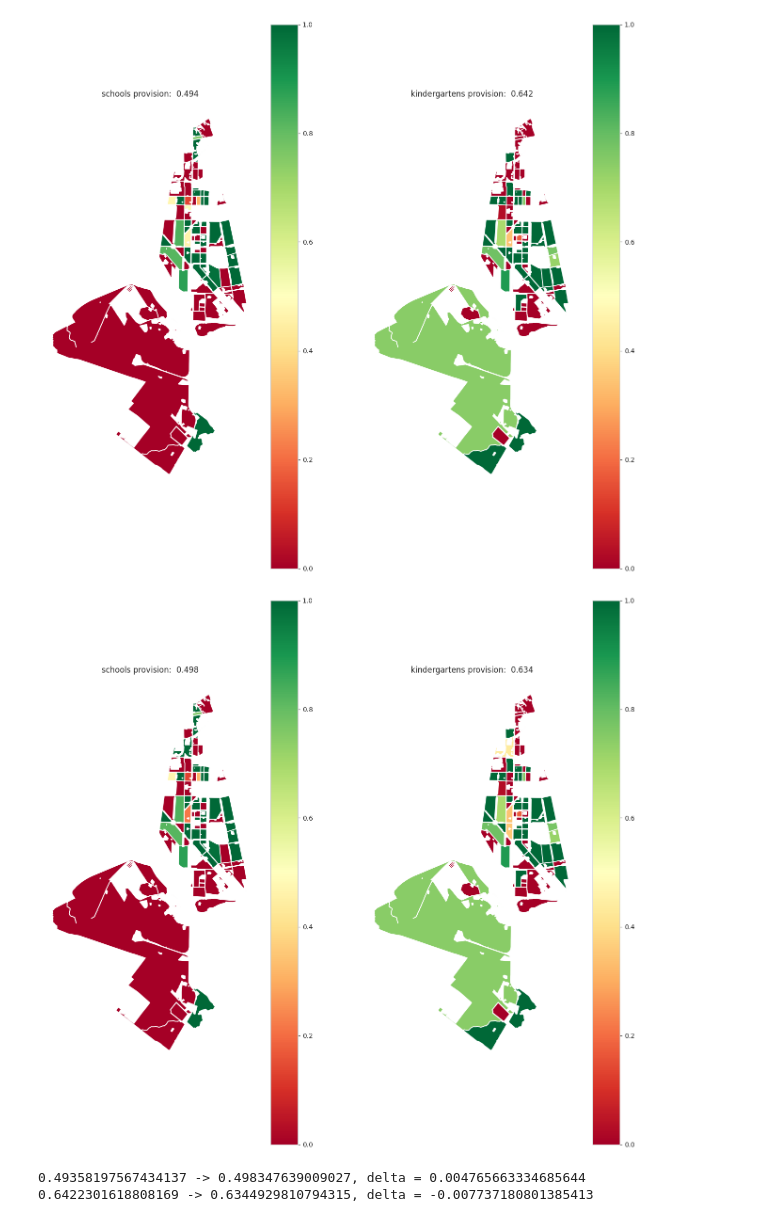
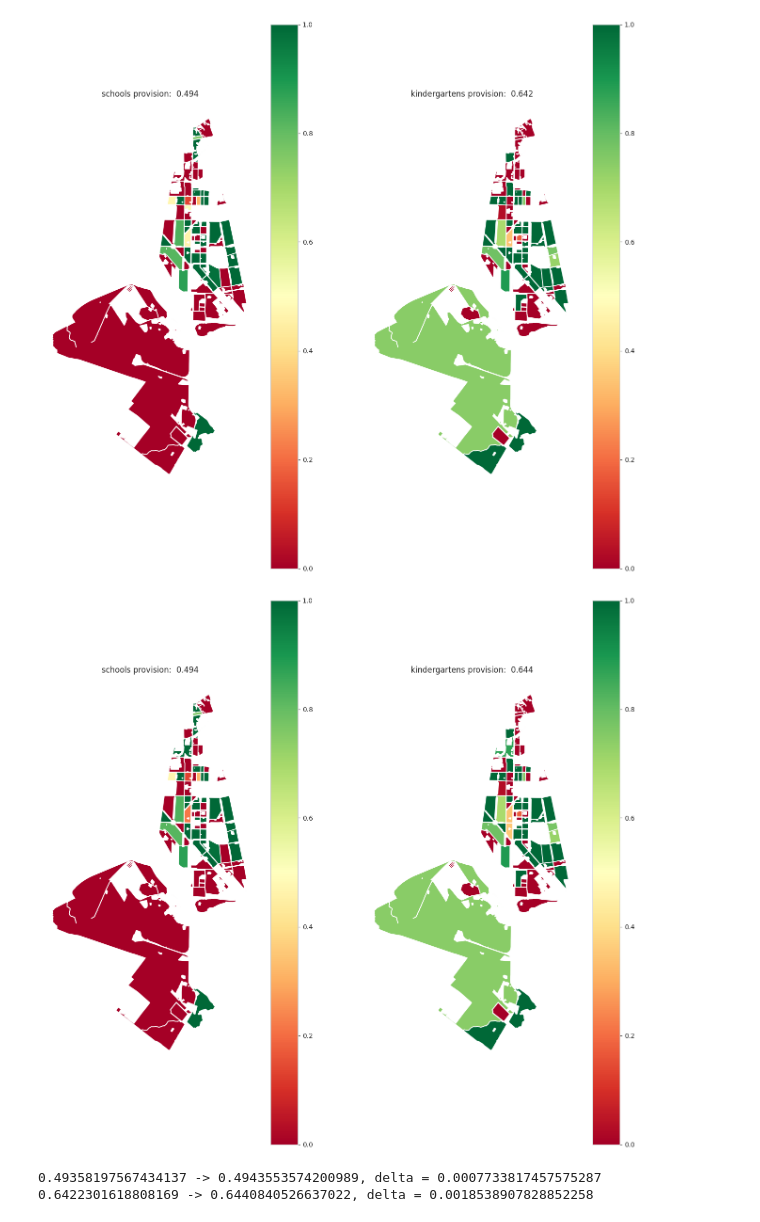
Before and after one commit to aimclub/blocksnet, a Jupyter notebook: examples/etalon_3.ipynb, the cells around one changed output. Saved outputs shown, nothing was run; the diff lists cells and outputs as text; code cells hidden in the pictures.

```diff
--- a/examples/etalon_3.ipynb
+++ b/examples/etalon_3.ipynb
@@ -74,24 +74,24 @@ Provision.plot_provisions(provisions_before)
 update = {
   selected_block.id : {
     'population': 482+2040+1178+500+175,
-    'kindergartens': 220,
-    'schools': 1000
+    'kindergartens': 220*2,
+    'schools': 1000*2
   }
 }
 update_gdf = gpd.GeoDataFrame.from_dict(update, orient='index')
 # %%
 provisions_after = provision.calculate_provisions(['schools', 'kindergartens'], update_gdf)
-Provision.plot_provisions(provisions_after)
+provision.plot_provisions(provisions_after)
 # %% [output]
-[figure, old version]
+[figure, new version]
 # %%
 for service_type in ['schools', 'kindergartens']:
   prov_before = Provision.total_provision(provisions_before[service_type])
   prov_after = Provision.total_provision(provisions_after[service_type])
   print(f"{prov_before} -> {prov_after}, delta = {prov_after-prov_before}")
 # %% [output]
-0.49358197567434137 -> 0.498347639009027, delta = 0.004765663334685644
-0.6422301618808169 -> 0.6344929810794315, delta = -0.007737180801385413
+0.49358197567434137 -> 0.4943553574200989, delta = 0.0007733817457575287
+0.6422301618808169 -> 0.6440840526637022, delta = 0.0018538907828852258
 # %%
 for service_type in ['schools', 'kindergartens']:
   prov_before = provisions_before[service_type]
```
Also changed, not shown: parts of 3 cells of this notebook, 4 other files.
